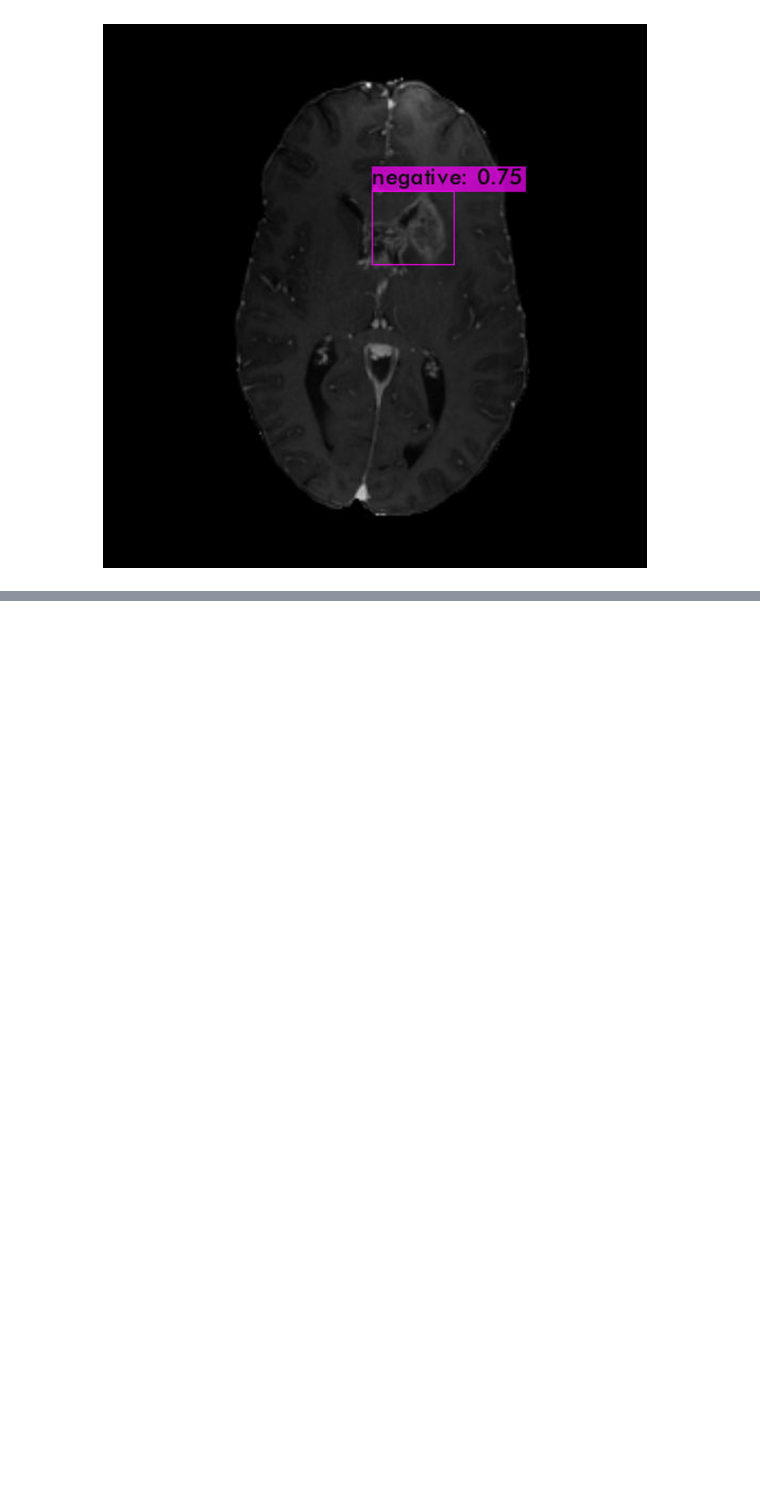
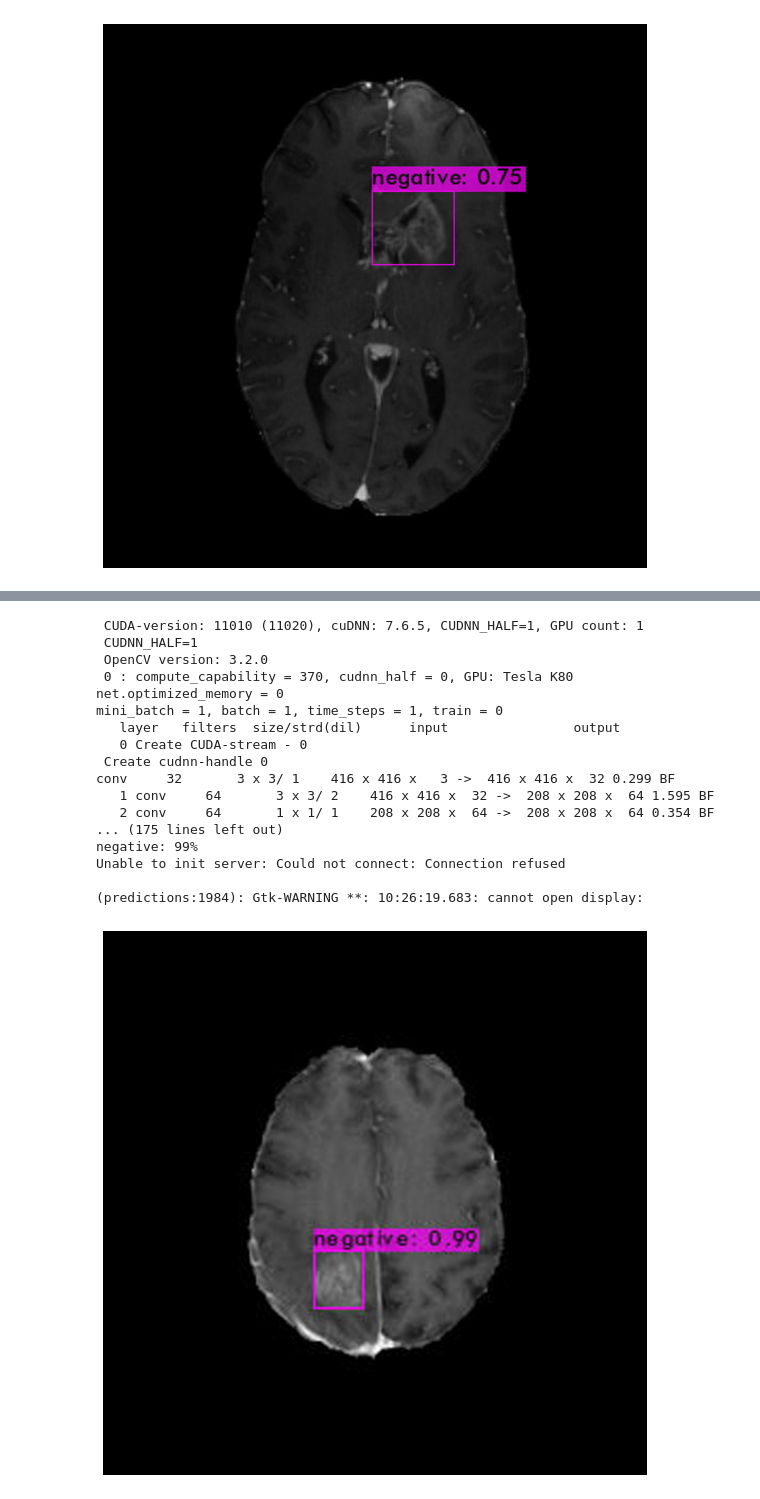
Before and after one commit to Subhash-269/Subhash-269, a Jupyter notebook: Brain Tumor Detection using YOLOv4.ipynb, the cells around one changed output, grey strips where cells are left out. Cells and saved outputs as stored; diff of their text form; code cells hidden in the pictures; blank space fills up the shorter version.

```diff
--- a/Brain Tumor Detection using YOLOv4.ipynb
+++ b/Brain Tumor Detection using YOLOv4.ipynb
@@ -323,0 +344,22 @@ imShow('predictions.jpg')
+# %%
+!./darknet detector test data/obj.data cfg/yolov4-custom-train.cfg /content/drive/MyDrive/yolov4/training/yolov4-custom-train_best.weights /content/drive/MyDrive/yolov4/darknet/data/BT_OD/00022_86.jpg -thresh 0.3
+imShow('predictions.jpg')
+# %% [output]
+ CUDA-version: 11010 (11020), cuDNN: 7.6.5, CUDNN_HALF=1, GPU count: 1
+ CUDNN_HALF=1
+ OpenCV version: 3.2.0
+ 0 : compute_capability = 370, cudnn_half = 0, GPU: Tesla K80
+net.optimized_memory = 0
+mini_batch = 1, batch = 1, time_steps = 1, train = 0
+   layer   filters  size/strd(dil)      input                output
+   0 Create CUDA-stream - 0
+ Create cudnn-handle 0
+conv     32       3 x 3/ 1    416 x 416 x   3 ->  416 x 416 x  32 0.299 BF
+   1 conv     64       3 x 3/ 2    416 x 416 x  32 ->  208 x 208 x  64 1.595 BF
+   2 conv     64       1 x 1/ 1    208 x 208 x  64 ->  208 x 208 x  64 0.354 BF
+... (175 lines left out)
+negative: 99%
+Unable to init server: Could not connect: Connection refused
+
+(predictions:1984): Gtk-WARNING **: 10:26:19.683: cannot open display:
+[figure, added]
```
Also changed, not shown: parts of 4 cells of this notebook.
